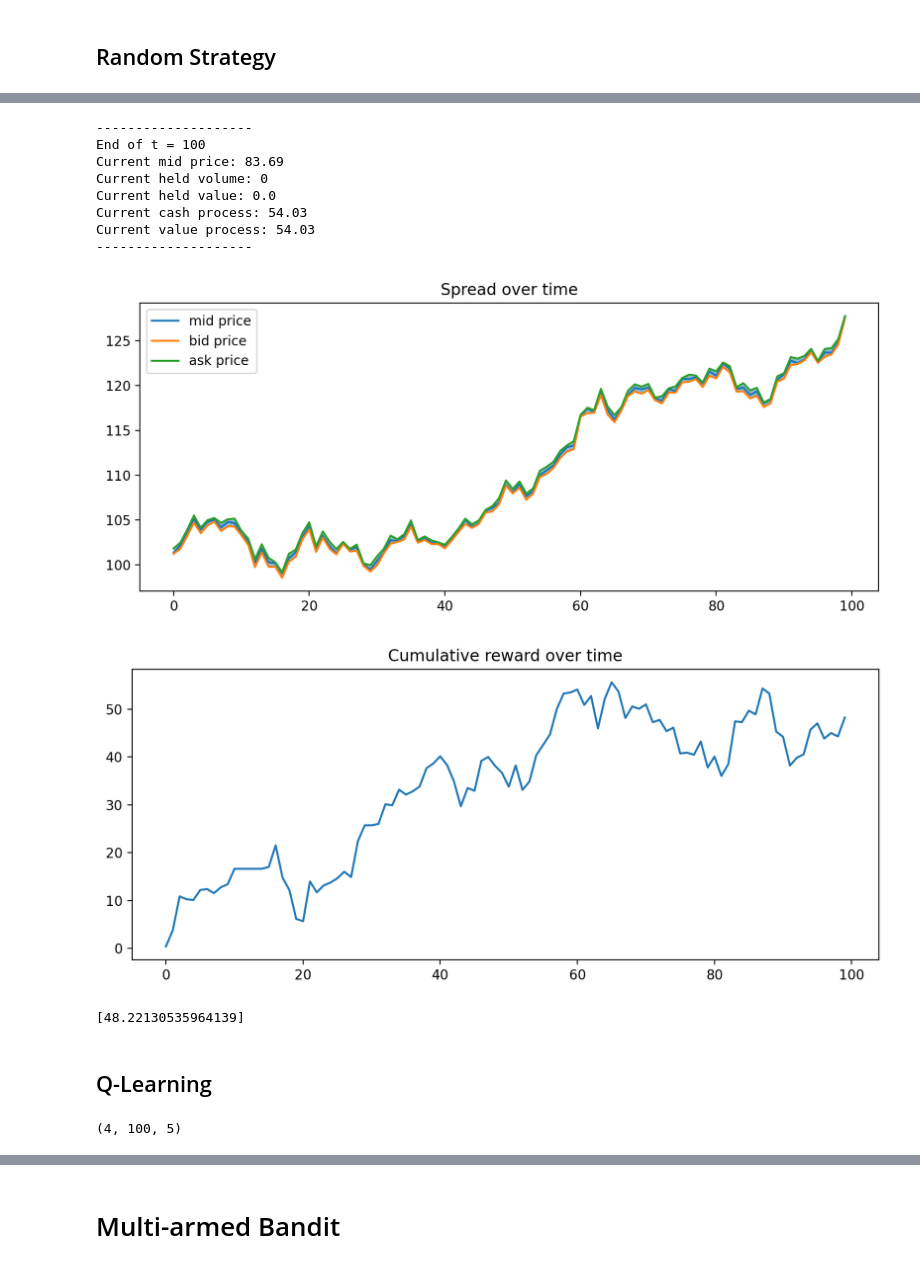
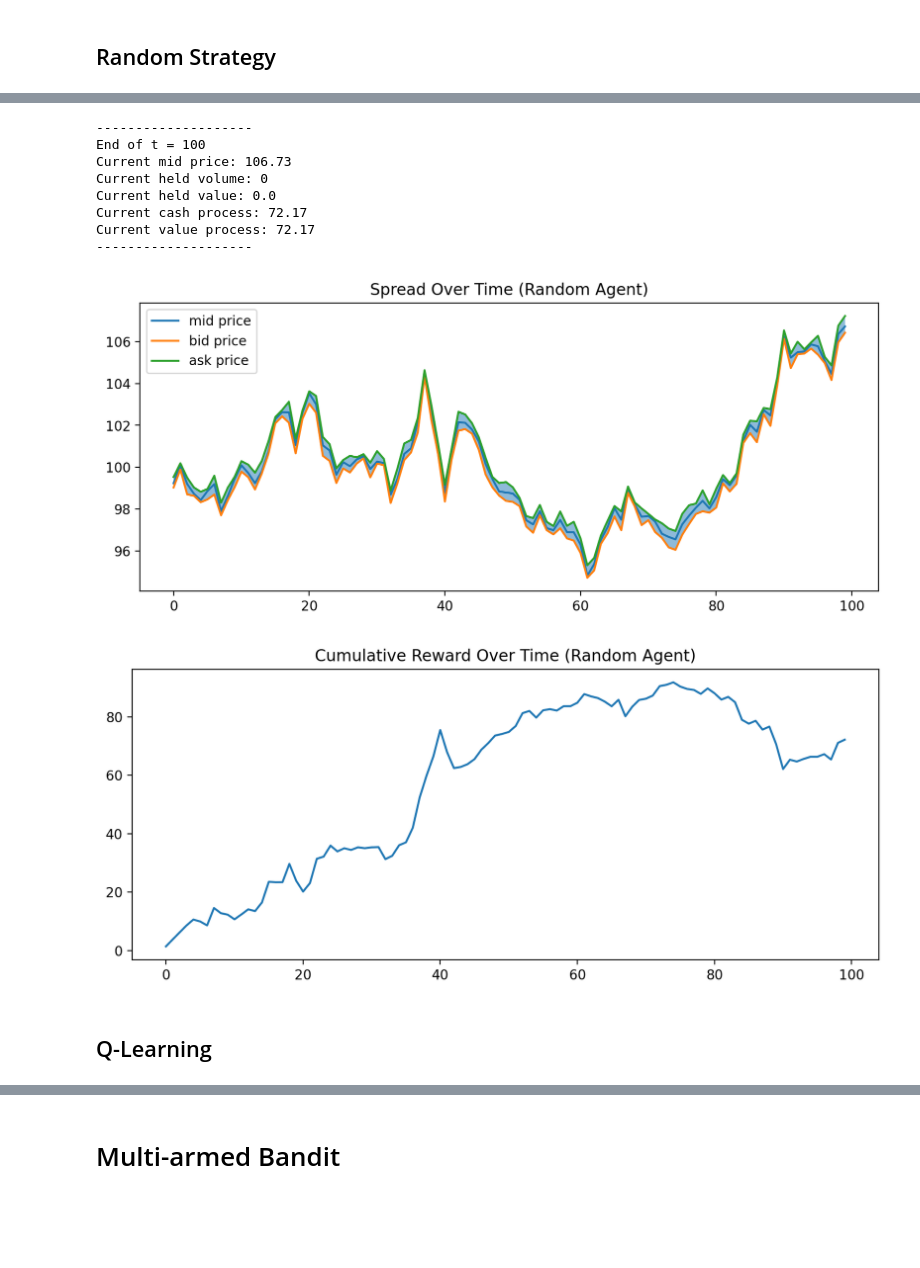
Before and after one commit to jaupimegi23/optimalMM, a Jupyter notebook: main.ipynb, the cells around one changed output, grey strips where cells are left out. Drawn from its saved outputs; the diff is of its cells as text; code cells hidden in the pictures; blank space fills up the shorter version.

```diff
--- a/main.ipynb
+++ b/main.ipynb
@@ -6,9 +9,28 @@ import random
+# %%
+def plot_single_experiemnt(agent_name, mid_price, bid_price, ask_price, rewards):
+
+    # Plot spread
+    plt.figure(figsize=(10,4), dpi=200)
+    plt.plot(mid_price, label='mid price')
+    plt.fill_between(range(len(mid_price)), bid_price, ask_price, alpha=0.5)
+    plt.plot(bid_price, label='bid price')
+    plt.plot(ask_price, label='ask price')
+    plt.legend()
+    plt.title(f'Spread Over Time ({agent_name})')
+    plt.show()
+
+    #plot rewards
+    plt.figure(figsize=(10,4), dpi=200)
+    plt.plot(rewards)
+    plt.title(f'Cumulative Reward Over Time ({agent_name})')
+    plt.show()
 # %% [markdown]
 ## Random Strategy
 # %%
 #env = SimpleEnv(debug=True, dp=0.2, min_dp=4, std=0.2, mu=0.01, T=1000, lambda_neg=50, lambda_pos=50, kappa=0.02)
 #env = SimpleEnv(debug=True, T=86400, lambda_neg=15, lambda_pos=10, kappa=10)
 env = SimpleEnv(debug=False, T=100, lambda_neg=15, lambda_pos=10, kappa=10, Q=4)
+agent_random = RandomAgent(env_d=env.d)
 
 rewards = []
 mid_price = []
@@ -18,8 +40,7 @@ volume = []
 cash = []
 disc_reward = 0
 while env.t < env.T:
-    action = env.action_space.sample()
-    print(env.t, action)
+    action = agent_random.get_action()
     state, action_reward, done = env.step(np.array(action))
     disc_reward += action_reward
     rewards.append(disc_reward)
@@ -51,39 +54,17 @@ env.render()
 # %% [output]
 --------------------
 End of t = 100
-Current mid price: 83.69
+Current mid price: 106.73
 Current held volume: 0
 Current held value: 0.0
-Current cash process: 54.03
-Current value process: 54.03
+Current cash process: 72.17
+Current value process: 72.17
 --------------------
-# %%
-plt.figure(figsize=(10,4), dpi=200)
-plt.plot(mid_price, label='mid price')
-plt.fill_between(range(len(mid_price)), bid_price, ask_price, alpha=0.5)
-plt.plot(bid_price, label='bid price')
-plt.plot(ask_price, label='ask price')
-plt.legend()
-plt.title('Spread over time')
-plt.show()
-# %% [output]
-[figure, removed]
-# %%
-#plot rewards
-plt.figure(figsize=(10,4), dpi=200)
-plt.plot(rewards)
-plt.title('Cumulative reward over time')
-plt.show()
-# %% [output]
-[figure, removed]
-# %%
-rewards[-1:]
-# %% [output]
-[48.22130535964139]
+# %%
+plot_single_experiemnt('Random Agent', mid_price, bid_price, ask_price, rewards)
+# %% [output]
+[figure, added]
+[figure, added]
 # %% [markdown]
 ## Q-Learning
-# %%
-env.Q, env.T, env.d
-# %% [output]
-(4, 100, 5)
 # %%
```
Also changed, not shown: parts of 29 cells of this notebook, 1 other file.
